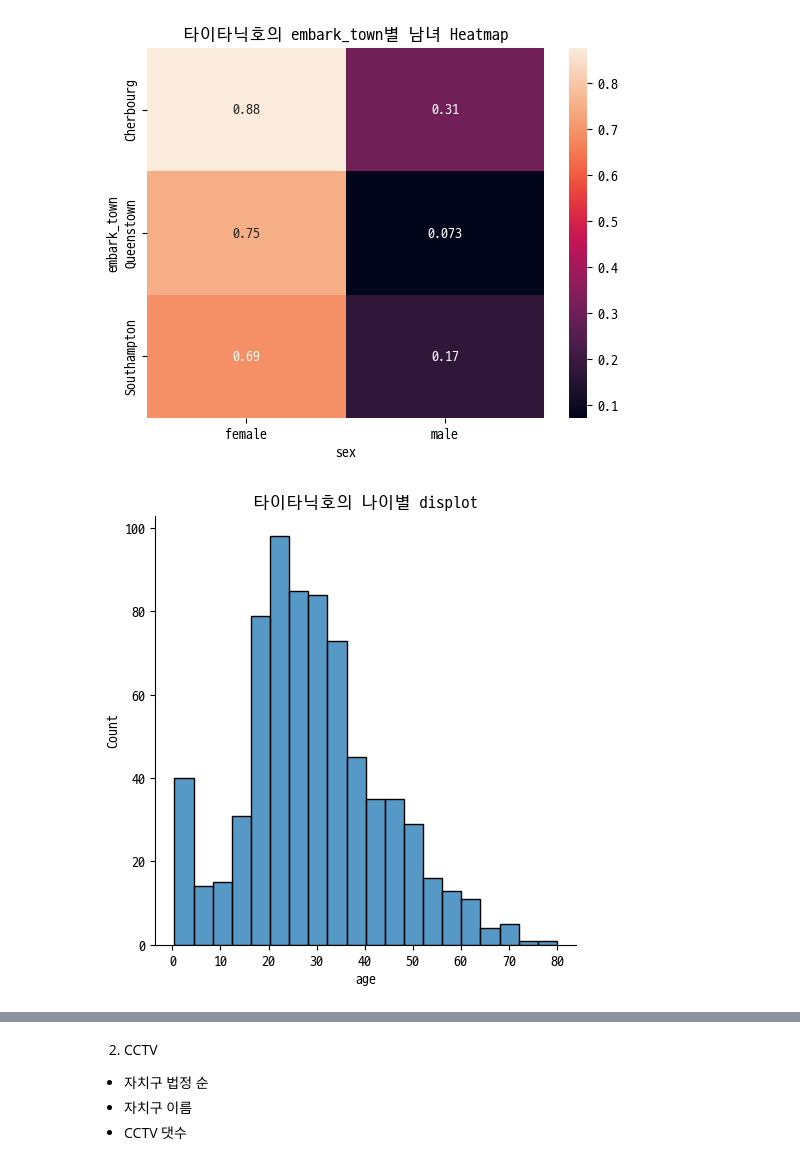
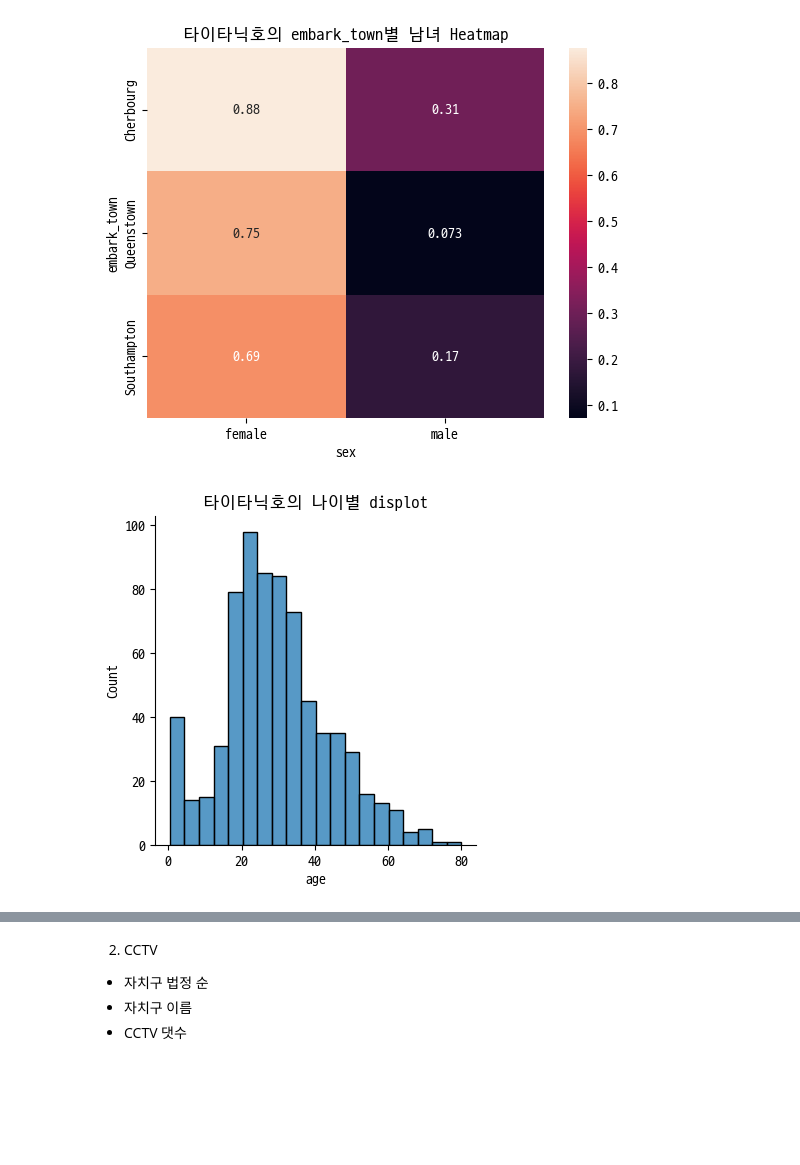
Before and after one commit to yumii2307/DataAnalysis_Lecture-2023.04, a Jupyter notebook: 03.시각화/99.과제.ipynb, the cells around one changed output, grey strips where cells are left out. Saved outputs shown, nothing was run; the diff lists cells and outputs as text; code cells hidden in the pictures; blank space fills up the shorter version.

```diff
--- a/03.시각화/99.과제.ipynb
+++ b/03.시각화/99.과제.ipynb
@@ -37,8 +36,7 @@ plt.show()
 # %% [output]
 [figure]
 # %%
-sns.displot(x='age', data=titanic)
-plt.title('타이타닉호의 나이별 displot')
-plt.show()
+sns.displot(x='age', data=titanic, height=4)
+plt.title('타이타닉호의 나이별 displot');
 # %% [output]
-[figure, old version]
+[figure, new version]
```
Also changed, not shown: parts of 7 cells of this notebook, 1 other file.
